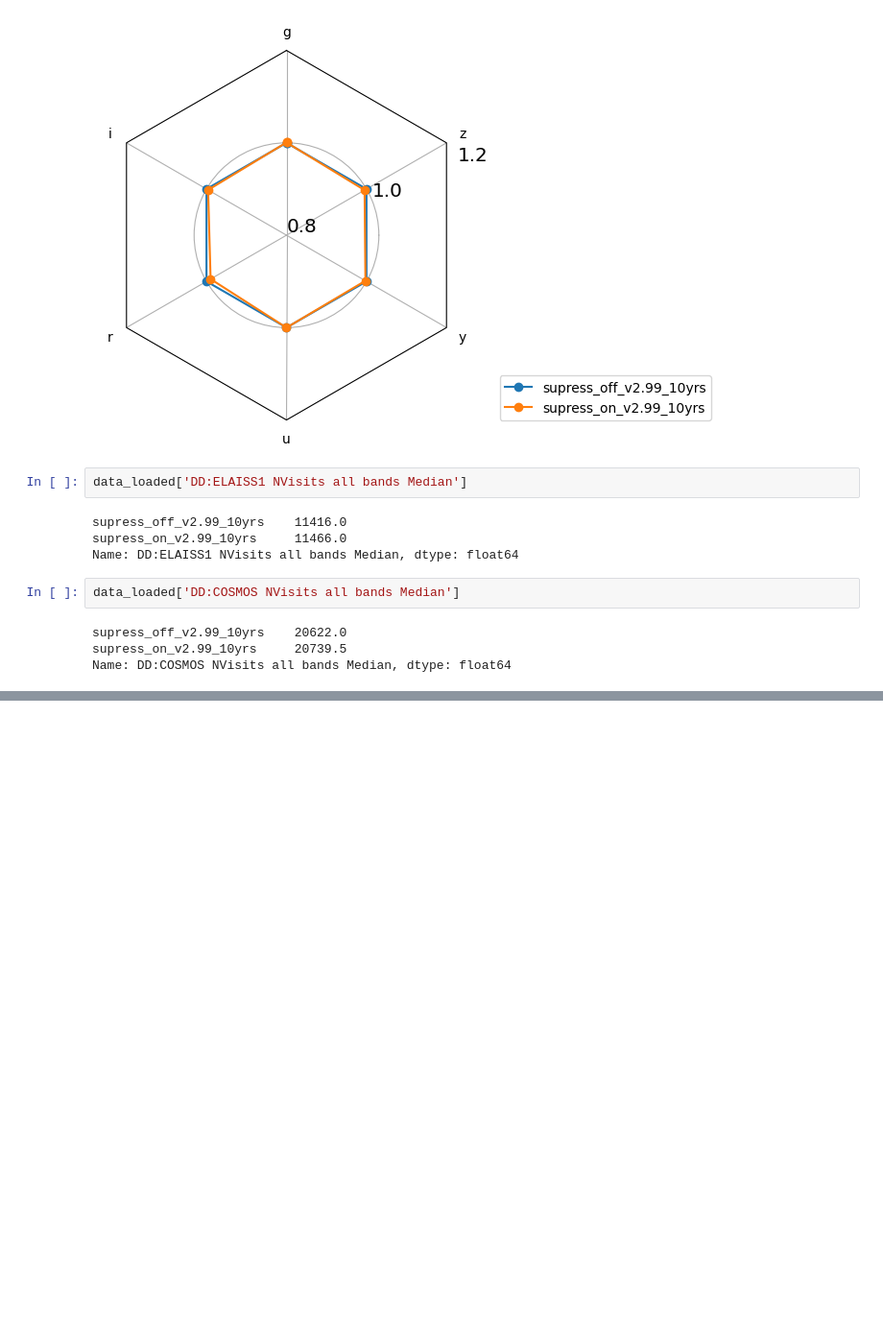
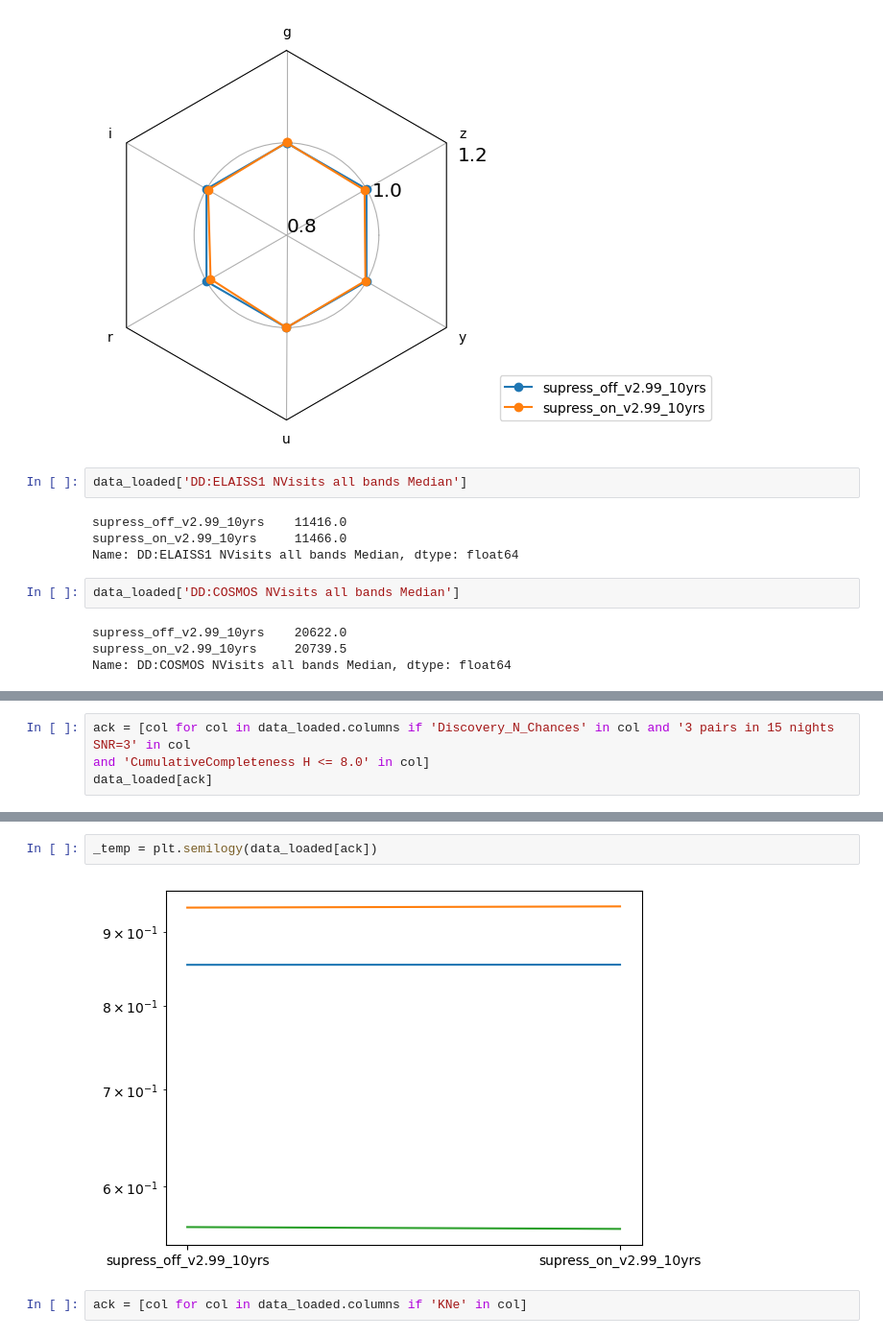
Before and after one commit to lsst-sims/-sims_featureScheduler_runs3.0, a Jupyter notebook: supress_check/quick_look.ipynb, the cells around one changed output, grey strips where cells are left out. Shown at 96% size. Saved outputs shown, nothing was run; the diff lists cells and outputs as text; blank space fills up the shorter version.

```diff
--- a/supress_check/quick_look.ipynb
+++ b/supress_check/quick_look.ipynb
@@ -136,0 +146,4 @@ Name: DD:COSMOS NVisits all bands Median, dtype: float64
+# %%
+ack = [col for col in data_loaded.columns if 'Discovery_N_Chances' in col and '3 pairs in 15 nights SNR=3' in col
+and 'CumulativeCompleteness H <= 8.0' in col]
+data_loaded[ack]
@@ -136,0 +154,6 @@ Name: DD:COSMOS NVisits all bands Median, dtype: float64
+# %%
+_temp = plt.semilogy(data_loaded[ack])
+# %% [output]
+[figure, added]
+# %%
+ack = [col for col in data_loaded.columns if 'KNe' in col]
```
Also changed, not shown: parts of 6 cells of this notebook, 2 other files.
